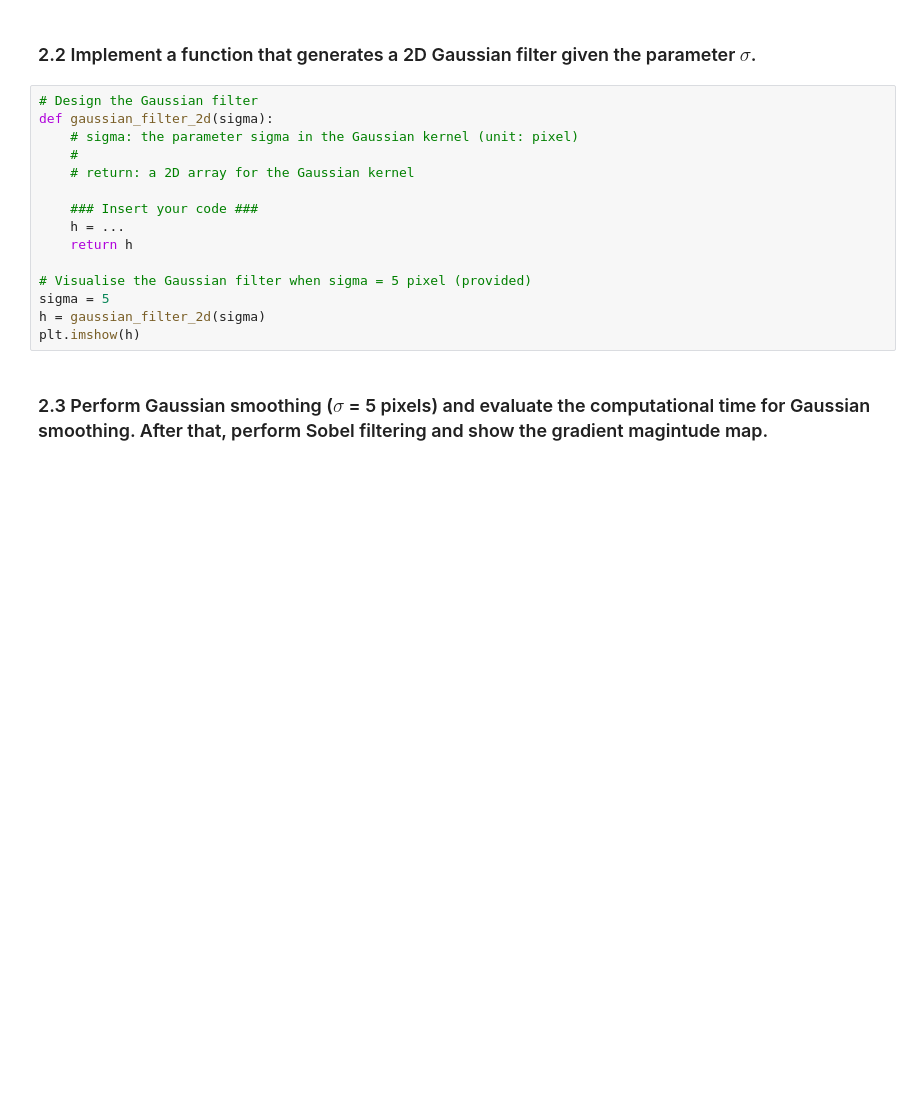
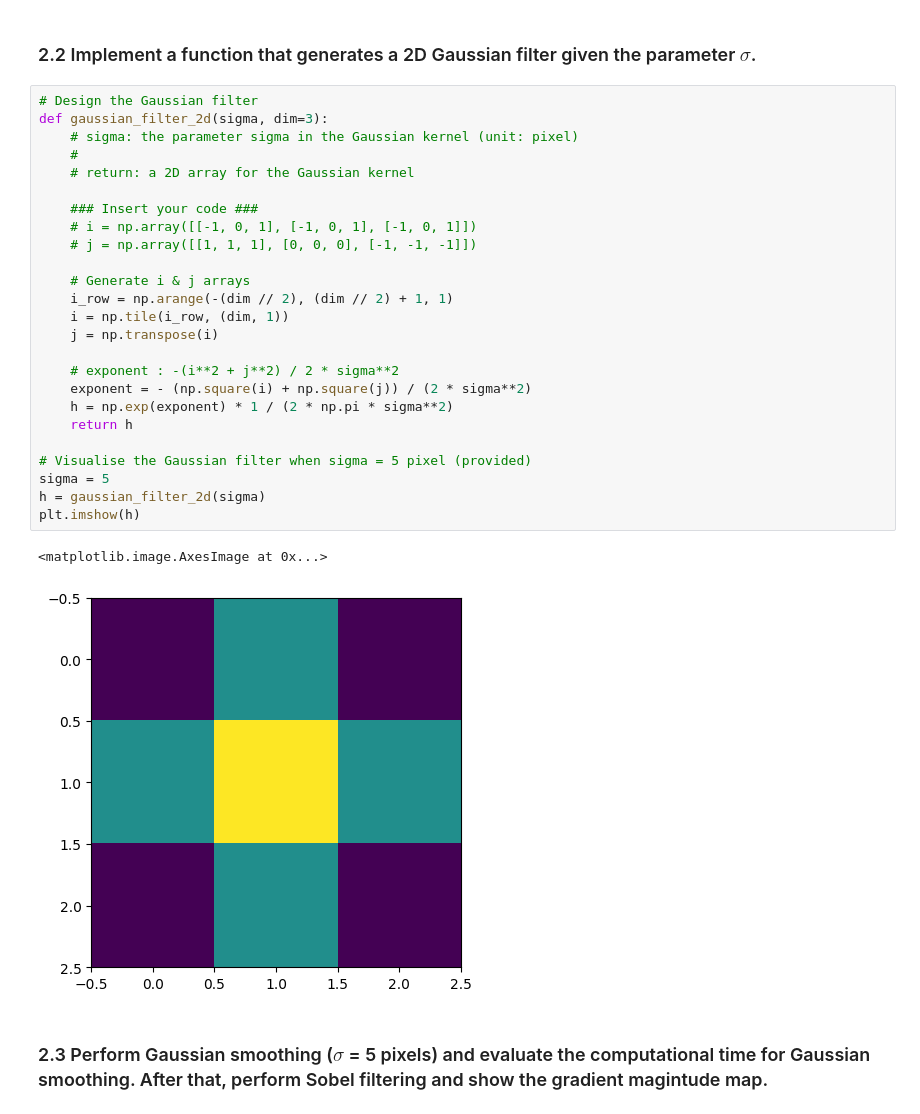
Before and after one commit to hgwright23/Computer_Vision_2024, a Jupyter notebook: coursework_01/coursework_01.ipynb, the cells around one changed output. Saved outputs shown, nothing was run; the diff lists cells and outputs as text; blank space fills up the shorter version.

```diff
--- a/coursework_01/coursework_01.ipynb
+++ b/coursework_01/coursework_01.ipynb
@@ -152,19 +152,32 @@ sobel_y:
 ### 2.2 Implement a function that generates a 2D Gaussian filter given the parameter $\sigma$.
 # %%
 # Design the Gaussian filter
-def gaussian_filter_2d(sigma):
+def gaussian_filter_2d(sigma, dim=3):
     # sigma: the parameter sigma in the Gaussian kernel (unit: pixel)
     #
     # return: a 2D array for the Gaussian kernel
 
     ### Insert your code ###
-    h = ...
+    # i = np.array([[-1, 0, 1], [-1, 0, 1], [-1, 0, 1]])
+    # j = np.array([[1, 1, 1], [0, 0, 0], [-1, -1, -1]])
+
+    # Generate i & j arrays
+    i_row = np.arange(-(dim // 2), (dim // 2) + 1, 1)
+    i = np.tile(i_row, (dim, 1))
+    j = np.transpose(i)
+
+    # exponent : -(i**2 + j**2) / 2 * sigma**2
+    exponent = - (np.square(i) + np.square(j)) / (2 * sigma**2)
+    h = np.exp(exponent) * 1 / (2 * np.pi * sigma**2)
     return h
 
 # Visualise the Gaussian filter when sigma = 5 pixel (provided)
 sigma = 5
 h = gaussian_filter_2d(sigma)
 plt.imshow(h)
+# %% [output]
+<matplotlib.image.AxesImage at 0x...>
+[figure, added]
 # %% [markdown]
 ### 2.3 Perform Gaussian smoothing ($\sigma$ = 5 pixels) and evaluate the computational time for Gaussian smoothing. After that, perform Sobel filtering and show the gradient magintude map.
 # %%
```
Also changed, not shown: parts of 1 cell of this notebook.
